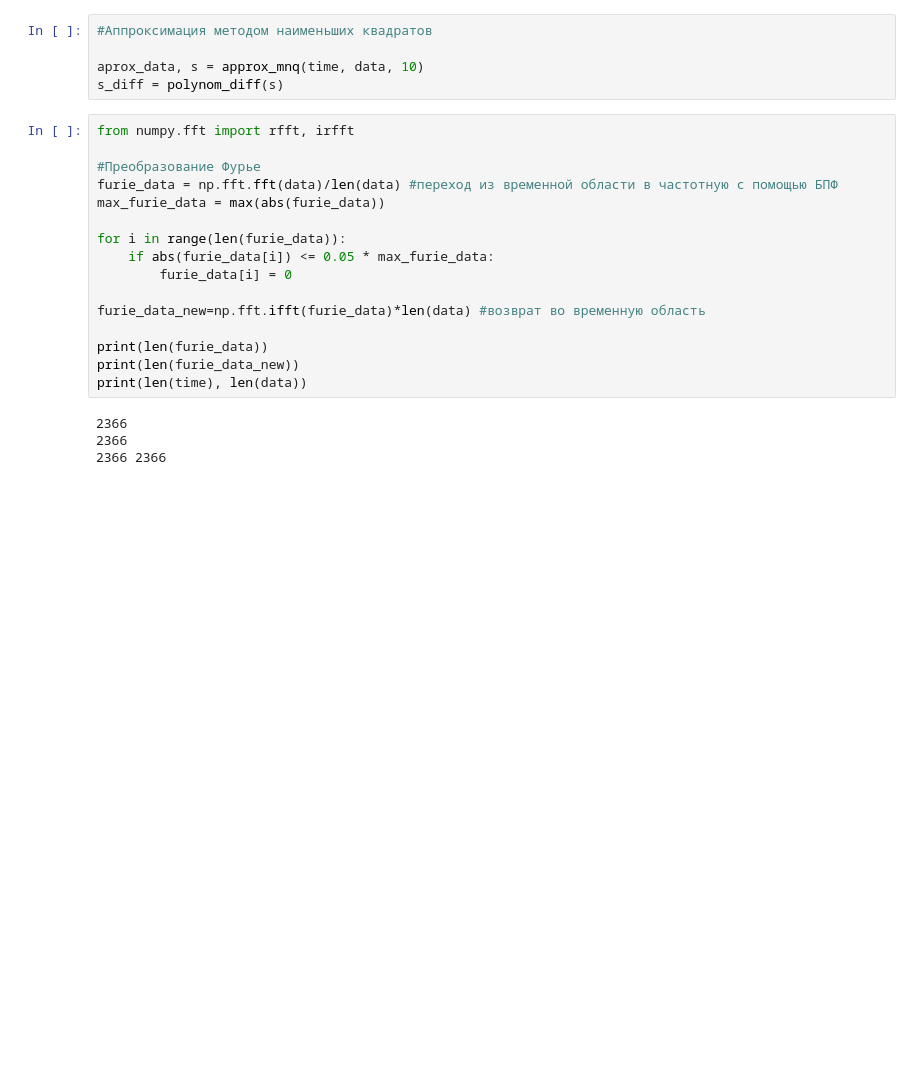
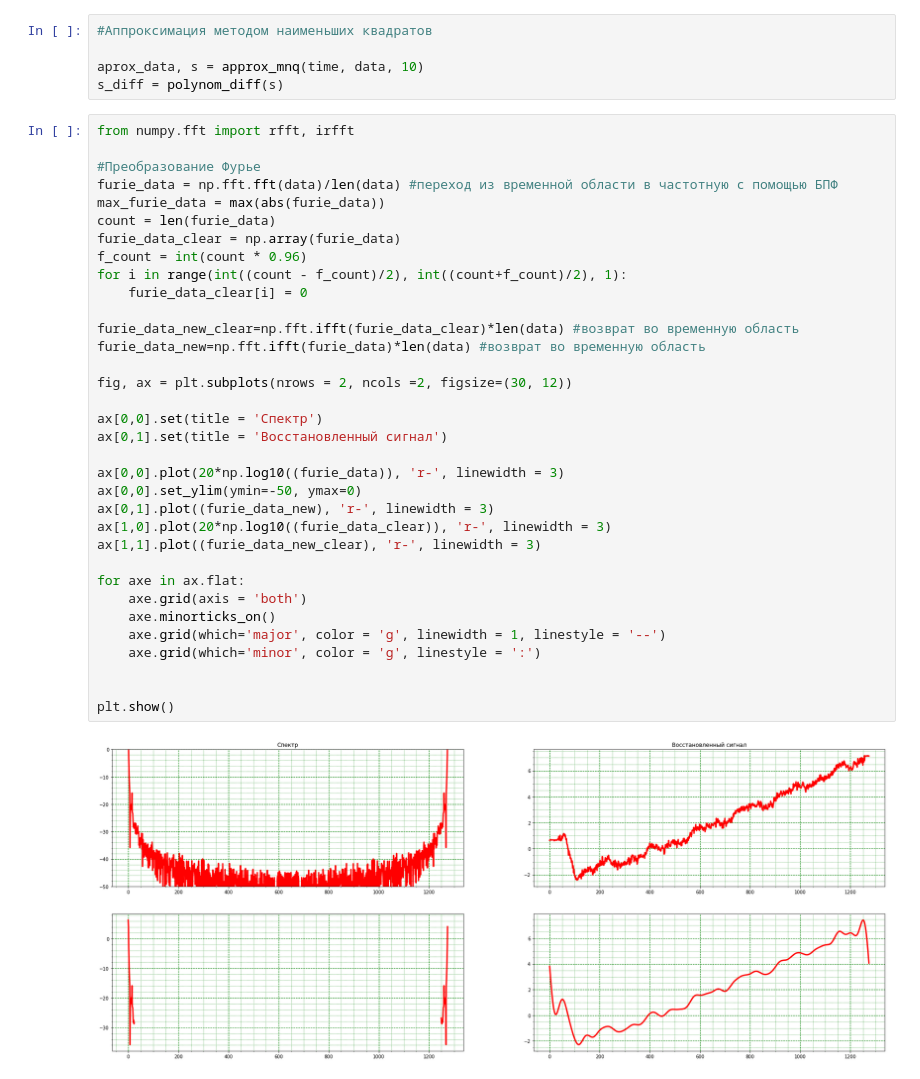
Before and after one commit to MargaritaWraith/ProcessingDataSensors, a Jupyter notebook: Работа с данными.ipynb, the cells around one changed output. Cells and saved outputs as stored; diff of their text form; blank space fills up the shorter version.

```diff
--- a/Работа с данными.ipynb
+++ b/Работа с данными.ipynb
@@ -142,24 +141,40 @@ None
 
 aprox_data, s = approx_mnq(time, data, 10)
 s_diff = polynom_diff(s)
-# %%
-from numpy.fft import rfft, irfft
-
-#Преобразование Фурье
-furie_data = np.fft.fft(data)/len(data) #переход из временной области в частотную с помощью БПФ
-max_furie_data = max(abs(furie_data))
-
-for i in range(len(furie_data)):
-    if abs(furie_data[i]) <= 0.05 * max_furie_data:
-        furie_data[i] = 0
-
-furie_data_new=np.fft.ifft(furie_data)*len(data) #возврат во временную область
-
-print(len(furie_data))
-print(len(furie_data_new))
-print(len(time), len(data))
-# %% [output]
-2366
-2366
-2366 2366
+# %%
+from numpy.fft import rfft, irfft
+
+#Преобразование Фурье
+furie_data = np.fft.fft(data)/len(data) #переход из временной области в частотную с помощью БПФ
+max_furie_data = max(abs(furie_data))
+count = len(furie_data)
+furie_data_clear = np.array(furie_data)
+f_count = int(count * 0.96)
+for i in range(int((count - f_count)/2), int((count+f_count)/2), 1):
+    furie_data_clear[i] = 0
+
+furie_data_new_clear=np.fft.ifft(furie_data_clear)*len(data) #возврат во временную область
+furie_data_new=np.fft.ifft(furie_data)*len(data) #возврат во временную область
+
+fig, ax = plt.subplots(nrows = 2, ncols =2, figsize=(30, 12))
+
+ax[0,0].set(title = 'Спектр')
+ax[0,1].set(title = 'Восстановленный сигнал')
+
+ax[0,0].plot(20*np.log10((furie_data)), 'r-', linewidth = 3)
+ax[0,0].set_ylim(ymin=-50, ymax=0)
+ax[0,1].plot((furie_data_new), 'r-', linewidth = 3)
+ax[1,0].plot(20*np.log10((furie_data_clear)), 'r-', linewidth = 3)
+ax[1,1].plot((furie_data_new_clear), 'r-', linewidth = 3)
+
+for axe in ax.flat:
+    axe.grid(axis = 'both')
+    axe.minorticks_on()
+    axe.grid(which='major', color = 'g', linewidth = 1, linestyle = '--')
+    axe.grid(which='minor', color = 'g', linestyle = ':')
+
+
+plt.show()
+# %% [output]
+[figure, added]
 # %%
```
Also changed, not shown: parts of 3 cells of this notebook, 1 other file.
